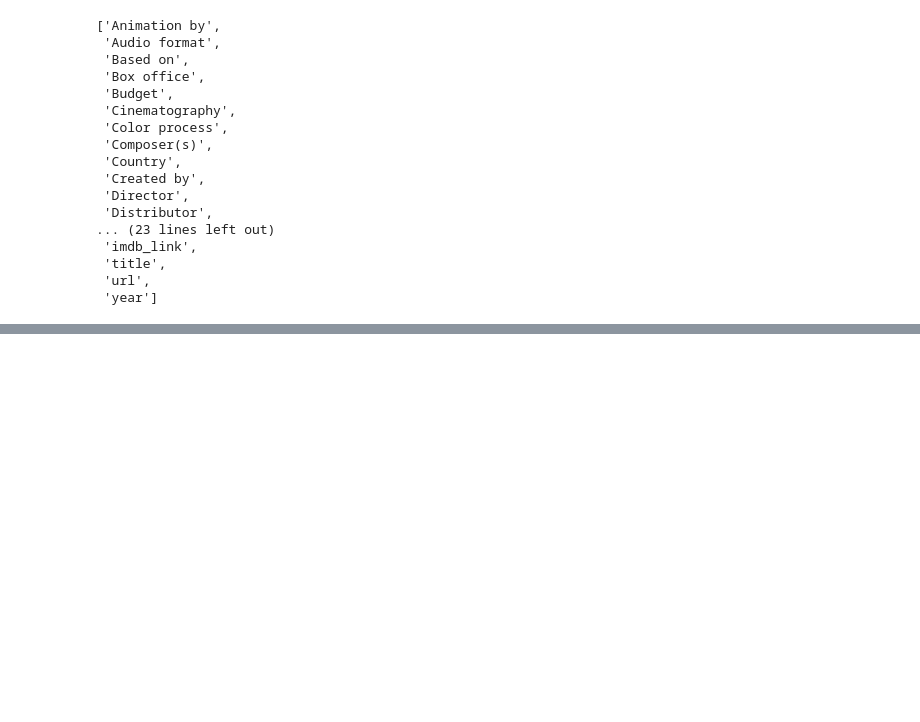
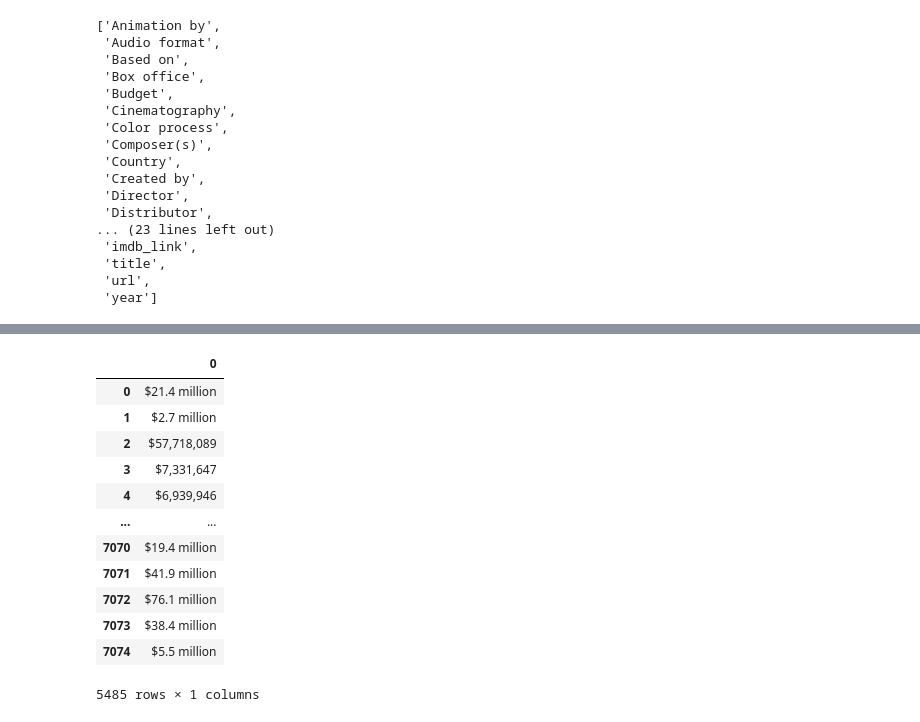
Before and after one commit to kmaluccio/Movies-ETL, a Jupyter notebook: Movies_challenge.ipynb, the cells around one changed output, grey strips where cells are left out. Saved outputs shown, nothing was run; the diff lists cells and outputs as text; code cells hidden in the pictures; blank space fills up the shorter version.

Commit message:
updated python file cleaning the data based on tips from the module

```diff
--- a/Movies_challenge.ipynb
+++ b/Movies_challenge.ipynb
@@ -165,0 +183,5 @@ sorted(wiki_movies_df.columns.tolist())
+# %%
+# columns to keep since they are not mostly null
+wiki_columns_to_keep = [column for column in wiki_movies_df.columns if wiki_movies_df[column].isnull().sum() < len(wiki_movies_df) * 0.9]
+wiki_movies_df = wiki_movies_df[wiki_columns_to_keep]
+wiki_movies_df.head()
@@ -165,0 +216,4 @@ sorted(wiki_movies_df.columns.tolist())
+# %%
+# get box office data from our wiki movies dataframe
+box_office = wiki_movies_df['Box office'].dropna()
+len(box_office) # it is important to check the length of the data when any data is dropped
@@ -165,0 +239,4 @@ sorted(wiki_movies_df.columns.tolist())
+# %%
+# use lambda function and join() to bring lists together
+box_office = box_office.apply(lambda x:' '.join(x) if type(x) == list else x)
+box_office
@@ -165,0 +293,18 @@ sorted(wiki_movies_df.columns.tolist())
+# %%
+box_office = box_office.str.replace(r'\$.*[---](?![a-z])','$',regex=True)
+# %%
+box_office.str.extract(f'({form_one}|{form_two})')
+# %% [output]
+|  | 0 |
+| 0 | $21.4 million |
+| 1 | $2.7 million |
+| 2 | $57,718,089 |
+| 3 | $7,331,647 |
+| 4 | $6,939,946 |
+| ... | ... |
+| 7070 | $19.4 million |
+| 7071 | $41.9 million |
+| 7072 | $76.1 million |
+| 7073 | $38.4 million |
+| 7074 | $5.5 million |
+5485 rows × 1 columns
```
Also changed, not shown: parts of 40 cells of this notebook.
